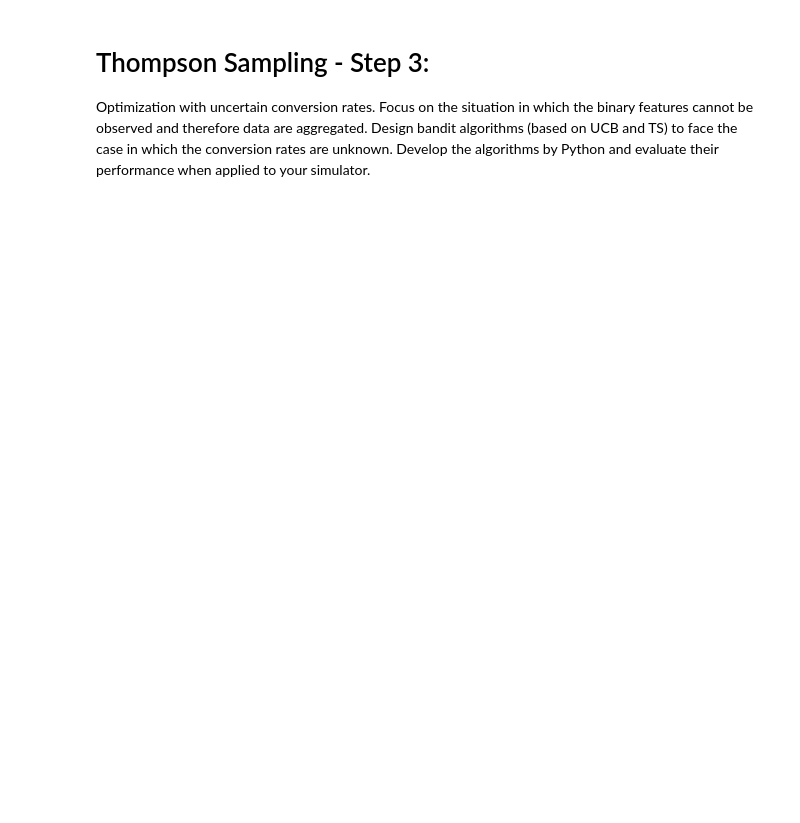
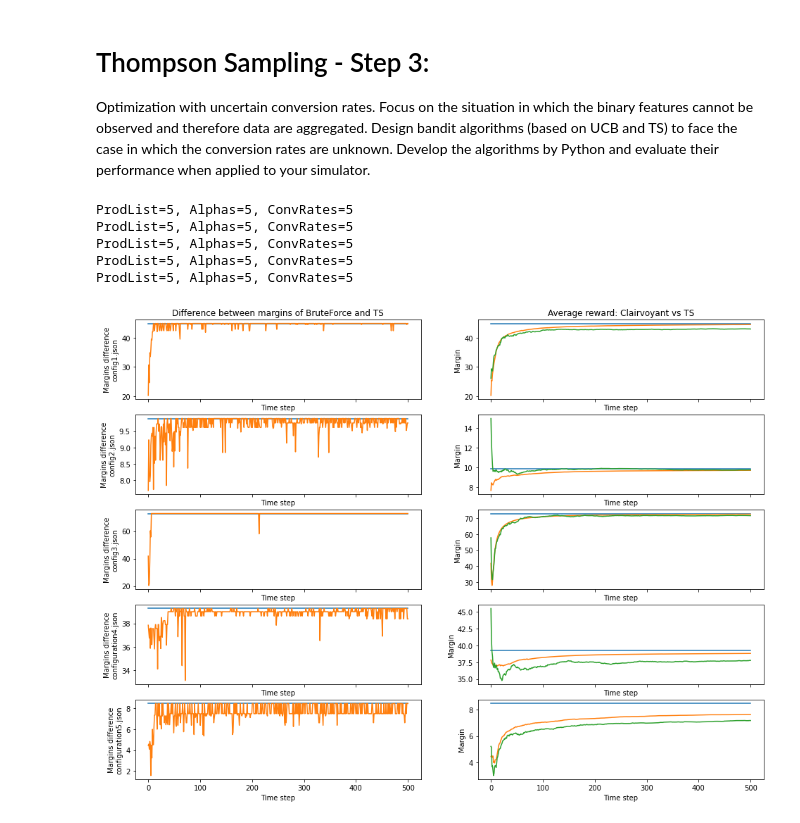
Before and after one commit to alemolteni/team4_projectOLA, a Jupyter notebook: Step3-TS.ipynb, the cells around one changed output. Saved outputs shown, nothing was run; the diff lists cells and outputs as text; code cells hidden in the pictures; blank space fills up the shorter version.

```diff
--- a/Step3-TS.ipynb
+++ b/Step3-TS.ipynb
@@ -17,9 +20,10 @@ def total_margin_per_node(envReturn, marginsPerPrice, pulledArm):
             TotMargin += marginsPerPrice[e.product][pulledArm[e.product]] * e.units
     return TotMargin
 # %%
-files = ['./Configs/config1.json', './Configs/config3.json', './Configs/configuration4.json', './Configs/configuration5.json']
+files = ['./Configs/config1.json', './Configs/config2.json','./Configs/config3.json', './Configs/configuration4.json', './Configs/configuration5.json']
 #files = ['./Configs/config1.json', './Configs/Config2.json']
-env = []
+envs = []
+mc_evals = []
 tsLearners = []
 config_margins = []
 optimal_arms = []
@@ -29,11 +33,13 @@ click_probs = []
 lambdas = []
 alphas = []
 units_means = []
+actual_units_means = []
 clairvoyant_opt_rew = []
 n_loops = 1
 
 for i in range(0, len(files)):
-    env.append(Environment(config_path=files[i]))
+    envs.append(Environment(config_path=files[i]))
+    mc_evals.append(MultiClassEvaluator(config_path=files[i]))
     # ERRORE E' QUI !!!!!!!!!! ----> COME SI FA IL MERGING DELLE CLASSI???'
     config = mergeUserClasses([files[i]], False)[0]
     l = config["lambda_p"]
@@ -45,84 +51,78 @@ for i in range(0, len(files)):
     click_probs.append(config["click_prob"])
     lambdas.append(config['lambda_p'])
     alphas.append(config["alphas"])
+    actual_units_means.append(config["units_mean"])
     clairvoyant_opt_rew.append(config["optimalMargin"])
     units_means.append(config["units_mean"])
+# %% [output]
+ProdList=5, Alphas=5, ConvRates=5
+ProdList=5, Alphas=5, ConvRates=5
+ProdList=5, Alphas=5, ConvRates=5
+ProdList=5, Alphas=5, ConvRates=5
+ProdList=5, Alphas=5, ConvRates=5
 # %%
 tot_ts_learner_margins = []
 tot_optimal_margins = []
 tsLearners = []
-n_experiments = 100
-fig, axes = plt.subplots(ncols=2, nrows=len(env), sharex=True, figsize=(16,12))
+n_experiments = 500
+fig, axes = plt.subplots(ncols=2, nrows=len(envs), sharex=True, figsize=(16,12))
 
-for i in range(0, len(env)):
+for i in range(0, len(envs)):
     tsLearners.append(TS_CR(margins=config_margins[i], alphas=alphas[i], secondary_prod=prod_lists[i],
-                            click_prob=click_probs[i], l=l))
+                            click_prob=click_probs[i], units_mean=actual_units_means[i], l=l))
 
     ts_learner_graph_margins = np.array([])
     ts_learner_env_margins = np.array([])
+    actual_means = []
 
-    for j in range(0, n_experiments):
-        ts_single_margin = 0
-        opt_single_margin = 0
+    for j in tqdm(range(0, n_experiments)):
         armMargins = []
         armConvRates = []
 
         # compute the margin for the TS
         pulledArm = tsLearners[i].pull_arm()
-        for k in range(0, len(pulledArm)):
-            armMargins.append(config_margins[i][k][pulledArm[k]])
-            armConvRates.append(conv_rates[i][k][pulledArm[k]])
 
-        graphEval = GraphEvaluator(products_list=prod_lists[i], click_prob_matrix=click_probs[i], lambda_prob=lambdas[i],
-                    alphas=alphas[i], conversion_rates=armConvRates, margins=armMargins, units_mean=units_means[i], verbose=False)
+        envs[i].setPriceLevels(pulledArm)
+        ts_interactions = envs[i].round()
+        ge_margin = mc_evals[i].computeMargin(pulledArm)
 
-        env[i].setPriceLevels(pulledArm)
-        ts_interactions = env[i].round()
-        ts_single_margin = graphEval.computeMargin()
-
-        ts_env_margin = 0
+        env_margin = 0
         for k in range(0,len(ts_interactions)):
             # ts_env_margin = 0
-            ts_env_margin = ts_env_margin + ts_interactions[k].linearizeMargin(config_margins[i])
-        ts_env_margin = ts_env_margin / len(ts_interactions)
+            env_margin = env_margin + ts_interactions[k].linearizeMargin(config_margins[i])
+        env_margin = env_margin / len(ts_interactions)
 
-        tsLearners[i].update(ts_interactions, pulledArm)
+        tsLearners[i].update(ts_interactions)
 
-        ts_learner_graph_margins = np.append(ts_learner_graph_margins, ts_single_margin)
-        ts_learner_env_margins = np.append(ts_learner_env_margins, ts_env_margin)
-
-    opt_arms = optimal_arms[i]
-    armMargins = []
-    armConvRates = []
-    for k in range(0, len(opt_arms)):
-        armMargins.append(config_margins[i][k][opt_arms[k]])
-        armConvRates.append(conv_rates[i][k][opt_arms[k]])
-    graphEval = GraphEvaluator(products_list=prod_lists[i], click_prob_matrix=click_probs[i], lambda_prob=lambdas[i],
-                    alphas=alphas[i], conversion_rates=armConvRates, margins=armMargins, units_mean=units_means[i], verbose=False)
+        ts_learner_graph_margins = np.append(ts_learner_graph_margins, ge_margin)
+        ts_learner_env_margins = np.append(ts_learner_env_margins, env_margin)
 
     optimal = np.full((n_experiments), clairvoyant_opt_rew[i])
-    # optimal = np.full((n_experiments), graphEval.computeMargin())
 
+    # =========== PLOTTING PART ================
     config_name = files[i][files[i].rfind('/')-len(files[i])+1:]
 
     x = np.linspace(0, n_experiments, n_experiments)
     axes[i,0].plot(x, optimal)
     axes[i,0].plot(x, ts_learner_graph_margins)
     # axes[i,0].plot(x, ts_learner_env_margins)
     axes[i,0].set_xlabel("Time step")
     axes[i,0].set_ylabel("Margins difference\n{}".format(config_name))
     axes[0,0].set_title("Difference between margins of BruteForce and TS")
 
     axes[i,1].plot(x,optimal)
     cum_rews = np.cumsum(ts_learner_graph_margins)
     avg_cum_rews = np.divide(cum_rews, np.arange(1,n_experiments+1))
     axes[i,1].plot(x, avg_cum_rews)
     cum_rews = np.cumsum(ts_learner_env_margins)
     avg_cum_rews = np.divide(cum_rews, np.arange(1,n_experiments+1))
     axes[i,1].plot(x, avg_cum_rews)
     axes[i,1].set_xlabel("Time step")
     axes[i,1].set_ylabel("Margin")
     axes[0,1].set_title("Average reward: Clairvoyant vs TS")
     print("Optimal arm found:\n\t", tsLearners[i].pull_arm(), "\nOptimal theoretical arm:\n\t", optimal_arms[i])
 
+clear_output(wait=True)
 plt.show()
+# %% [output]
+[figure, added]
```
Also changed, not shown: parts of 1 cell of this notebook.
